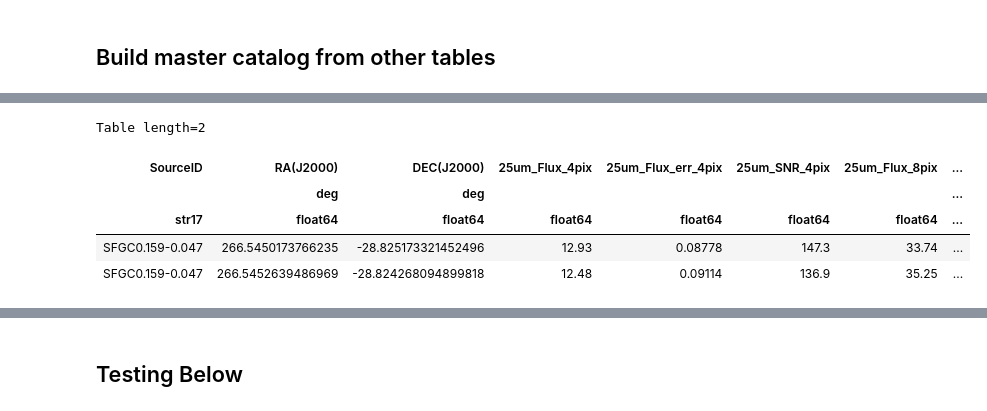
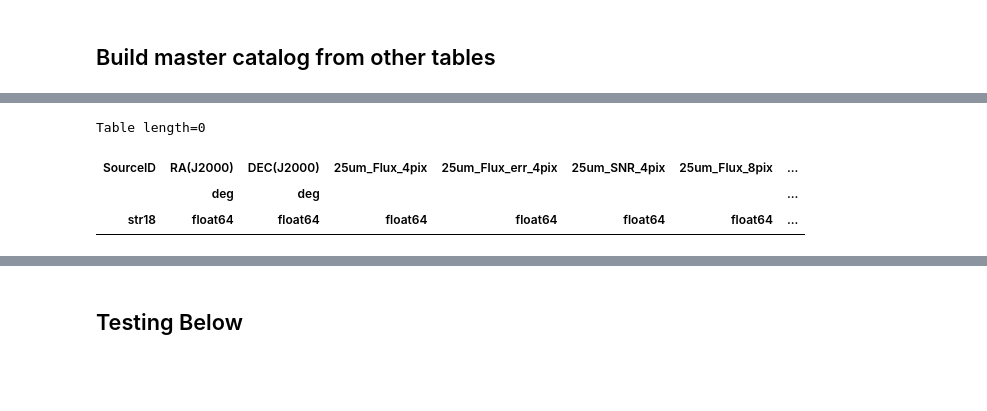
Before and after one commit to mjhankins/SFGCphotcode, a Jupyter notebook: SourceCatalog_CombineFields.ipynb, the cells around one changed output, grey strips where cells are left out. Saved outputs shown, nothing was run; the diff lists cells and outputs as text; code cells hidden in the pictures; blank space fills up the shorter version.

Commit message:
added more decimals to source ID to prevent duplicated IDs for sources

```diff
--- a/SourceCatalog_CombineFields.ipynb
+++ b/SourceCatalog_CombineFields.ipynb
@@ -1496,12 +1481,10 @@ u[c > 1]
 # %%
-mastercat[mastercat['SourceID']=='SFGC0.159-0.047']
+#mastercat[mastercat['SourceID']=='SFGC0.159-0.047']
 # %% [output]
-Table length=2
+Table length=0
 | SourceID | RA(J2000) | DEC(J2000) | 25um_Flux_4pix | 25um_Flux_err_4pix | 25um_SNR_4pix | 25um_Flux_8pix | ... |
 |  | deg | deg |  |  |  |  | ... |
-| str17 | float64 | float64 | float64 | float64 | float64 | float64 | ... |
-| SFGC0.159-0.047 | 266.5450173766235 | -28.825173321452496 | 12.93 | 0.08778 | 147.3 | 33.74 | ... |
-| SFGC0.159-0.047 | 266.5452639486969 | -28.824268094899818 | 12.48 | 0.09114 | 136.9 | 35.25 | ... |
+| str18 | float64 | float64 | float64 | float64 | float64 | float64 | ... |
 # %%
 #quality flag for photometry  - use this flag to indicate upper limits - Still to do...
 mastercat['25ApPhot_qflag']=0
```
Also changed, not shown: parts of 36 cells of this notebook, 1 other file.
